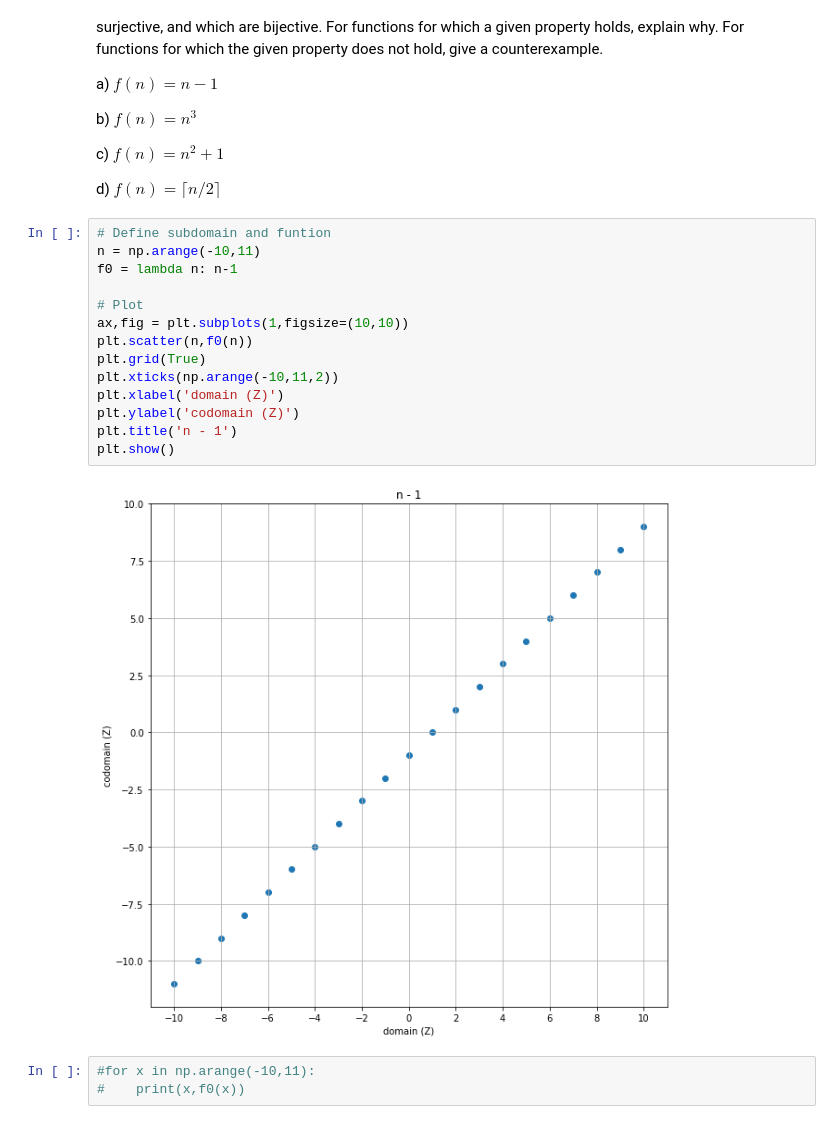
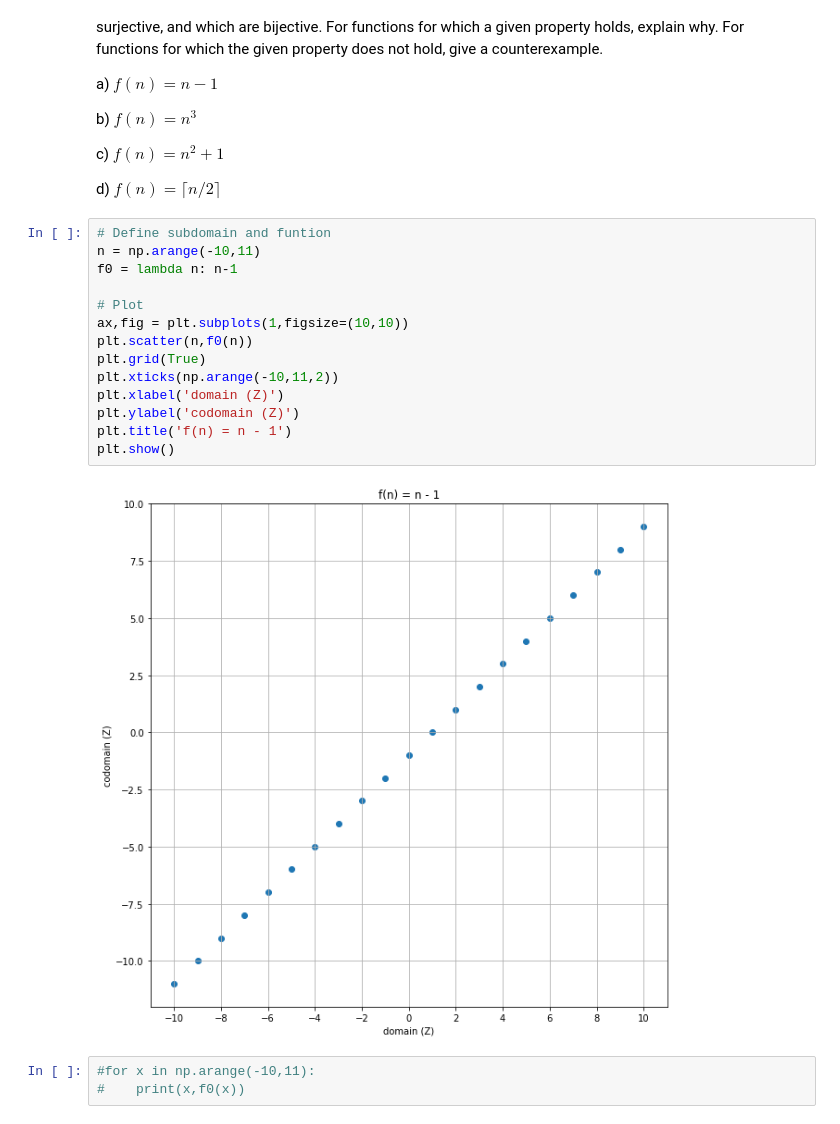
Before and after one commit to kegedy/EE502P, a Jupyter notebook: hw/kevin/HW02.ipynb, the cells around one changed output. Saved outputs shown, nothing was run; the diff lists cells and outputs as text.

```diff
--- a/hw/kevin/HW02.ipynb
+++ b/hw/kevin/HW02.ipynb
@@ -205,19 +205,19 @@ d) $f(n) = \lceil n/2 \rceil$
 # %%
 # Define subdomain and funtion
 n = np.arange(-10,11)
 f0 = lambda n: n-1
 
 # Plot
 ax,fig = plt.subplots(1,figsize=(10,10))
 plt.scatter(n,f0(n))
 plt.grid(True)
 plt.xticks(np.arange(-10,11,2))
 plt.xlabel('domain (Z)')
 plt.ylabel('codomain (Z)')
-plt.title('n - 1')
+plt.title('f(n) = n - 1')
 plt.show()
 # %% [output]
-[figure, old version]
+[figure, new version]
 # %%
 #for x in np.arange(-10,11):
 #    print(x,f0(x))
```
Also changed, not shown: parts of 3 cells of this notebook.
